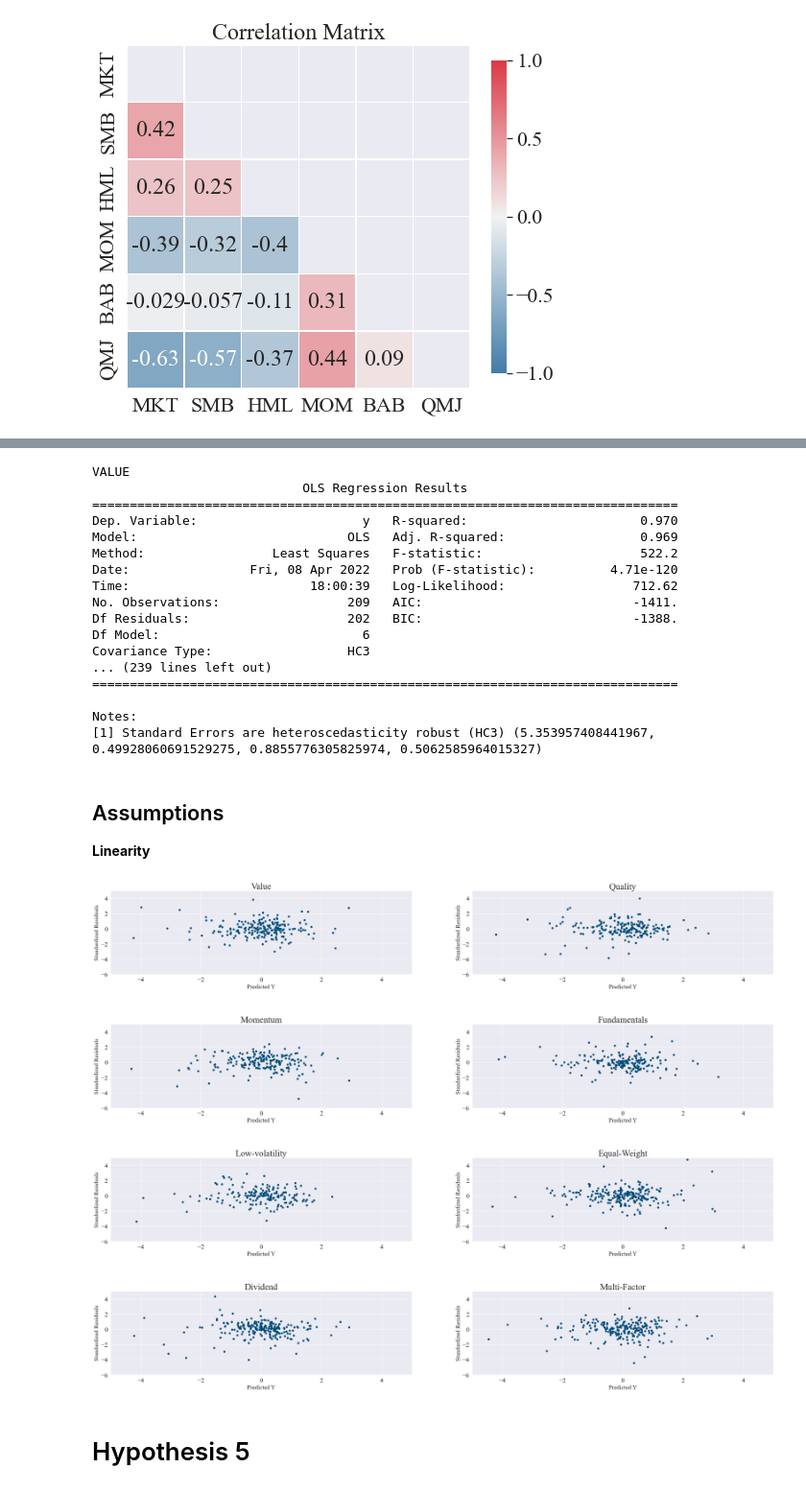
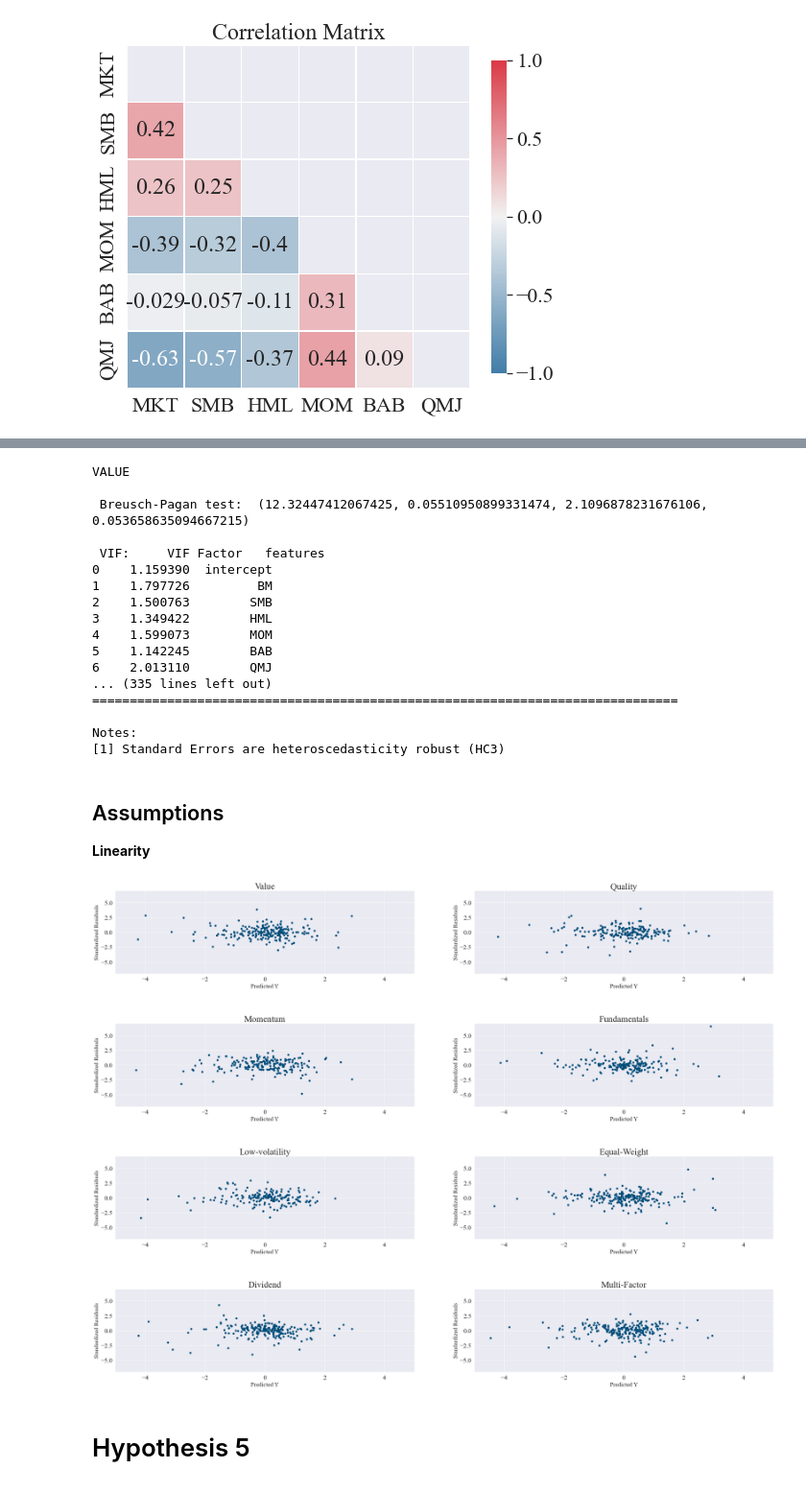
Before and after one commit to AleSandra9/master_thesis, a Jupyter notebook: analysis.ipynb, the cells around one changed output, grey strips where cells are left out. Shown at 96% size. Drawn from its saved outputs; the diff is of its cells as text; code cells hidden in the pictures.

```diff
--- a/analysis.ipynb
+++ b/analysis.ipynb
@@ -590,7 +606,7 @@ for count, i in enumerate(stand_resid):
     ax[count].set_xlabel('Predicted Y',fontsize=20);
     ax[count].set_ylabel('Standardized Residuals',fontsize=20);
 
-    ax[count].set_ylim([-6, 5])
+    ax[count].set_ylim([-7, 7])
     ax[count].set_xlim([-5, 5])
     ax[count].set_title(list[count],fontsize=30)
 
@@ -1710,13 +2153,27 @@ def capm_d(pf_return,bm_return):
     X = sm.add_constant(bm_return)
     model = sm.OLS(pf_return,X)
     results = model.fit(cov_type='HC3')
+
+    #Calculate predicted Y values and standardize them
     predicted_Y=results.predict()
     standardized_predicted_Y=(predicted_Y-predicted_Y.mean())/predicted_Y.std()
+
+    #Calculate standardized residuals
     influence = results.get_influence()
+    standardized_residuals = influence.resid_studentized_internal
+
+    #Breush-Pagan test
     test = sms.het_breuschpagan(results.resid, results.model.exog)
-    standardized_residuals = influence.resid_studentized_internal
+
+    #Calculate VIF
+    vif = pd.DataFrame()
+    vif["VIF Factor"] = [variance_inflation_factor(X.values, i) for i in range(X.shape[1])]
+    vif["features"] = X.columns
+
     print("alpha: ", results.params[0:-1]*252)
-    return standardized_predicted_Y,standardized_residuals,print(results.summary(),test)
+    print("\n Breusch-Pagan test: ", test)
+    print("\n VIF: ", vif, "\n")
+    return standardized_predicted_Y,standardized_residuals,print(results.summary())
 
 print('VALUE')
 value_capm_bear=capm_d(value_pf_return_d_bear,value_bm_pf_return_d_bear)
@@ -2035,12 +2492,26 @@ def six_factors(pf_return,factors,bm_return):
     X = sm.add_constant(X)
     model = sm.OLS(pf_return,X)
     results = model.fit(cov_type='HC3')
+
+    #Calculate predicted Y values and standardize them
     predicted_Y=results.predict()
     standardized_predicted_Y=(predicted_Y-predicted_Y.mean())/predicted_Y.std()
+
+    #Calculate standardized residuals
     influence = results.get_influence()
+    standardized_residuals = influence.resid_studentized_internal
+
+    #Breush-Pagan test
     test = sms.het_breuschpagan(results.resid, results.model.exog)
-    standardized_residuals = influence.resid_studentized_internal
-    return standardized_predicted_Y,standardized_residuals,print(results.summary(),test)
+
+    #Calculate VIF
+    vif = pd.DataFrame()
+    vif["VIF Factor"] = [variance_inflation_factor(X, i) for i in range(X.shape[1])]
+    vif["features"] = ['intercept','BM','SMB','HML','MOM','BAB','QMJ']
+
+    print("\n Breusch-Pagan test: ", test)
+    print("\n VIF: ", vif, "\n")
+    return standardized_predicted_Y,standardized_residuals,print(results.summary())
 
 print('VALUE')
 value_six_factors=six_factors(value_pf_return_m,factors[20:],value_bm_pf_return_m)
@@ -2060,22 +2531,22 @@ print('\n MULTI-FACTOR')
 multi_six_factors=six_factors(multi_pf_return_m,factors[6:],multi_bm_pf_return_m)
 # %% [output]
 VALUE
-                            OLS Regression Results
-==============================================================================
-Dep. Variable:                      y   R-squared:                       0.970
-Model:                            OLS   Adj. R-squared:                  0.969
-Method:                 Least Squares   F-statistic:                     522.2
-Date:                Fri, 08 Apr 2022   Prob (F-statistic):          4.71e-120
-Time:                        18:00:39   Log-Likelihood:                 712.62
-No. Observations:                 209   AIC:                            -1411.
-Df Residuals:                     202   BIC:                            -1388.
-Df Model:                           6
-Covariance Type:                  HC3
-... (239 lines left out)
+
+ Breusch-Pagan test:  (12.32447412067425, 0.05510950899331474, 2.1096878231676106, 0.053658635094667215)
+
+ VIF:     VIF Factor   features
+0    1.159390  intercept
+1    1.797726         BM
+2    1.500763        SMB
+3    1.349422        HML
+4    1.599073        MOM
+5    1.142245        BAB
+6    2.013110        QMJ
+... (335 lines left out)
 ==============================================================================
 
 Notes:
-[1] Standard Errors are heteroscedasticity robust (HC3) (5.353957408441967, 0.49928060691529275, 0.8855776305825974, 0.5062585964015327)
+[1] Standard Errors are heteroscedasticity robust (HC3)
 # %% [markdown]
 ## Assumptions
 
@@ -2083,22 +2554,22 @@ __Linearity__
 # %%
 fig, ax = plt.subplots(4,2, figsize=(40,30))
 ax=ax.flatten()
 
 stand_resid=[value_six_factors,quality_six_factors,momentum_six_factors,fundamentals_six_factors,
             lowvol_six_factors,equal_six_factors,dividend_six_factors,multi_six_factors]
 list=['Value','Quality','Momentum','Fundamentals','Low-volatility','Equal-Weight','Dividend','Multi-Factor']
 for count, i in enumerate(stand_resid):
     ax[count].scatter(i[0],i[1], label= "Factor daily return distribution",color='#014D7A')
     ax[count].set_xlabel('Predicted Y',fontsize=20);
     ax[count].set_ylabel('Standardized Residuals',fontsize=20);
 
-    ax[count].set_ylim([-6, 5])
+    ax[count].set_ylim([-7, 7])
     ax[count].set_xlim([-5, 5])
     ax[count].set_title(list[count],fontsize=30)
 
 fig.subplots_adjust(hspace=0.6)
 # %% [output]
-[figure, old version]
+[figure, new version]
 # %% [markdown]
 # Hypothesis 5
 # %%
```
Also changed, not shown: parts of 30 cells of this notebook.
